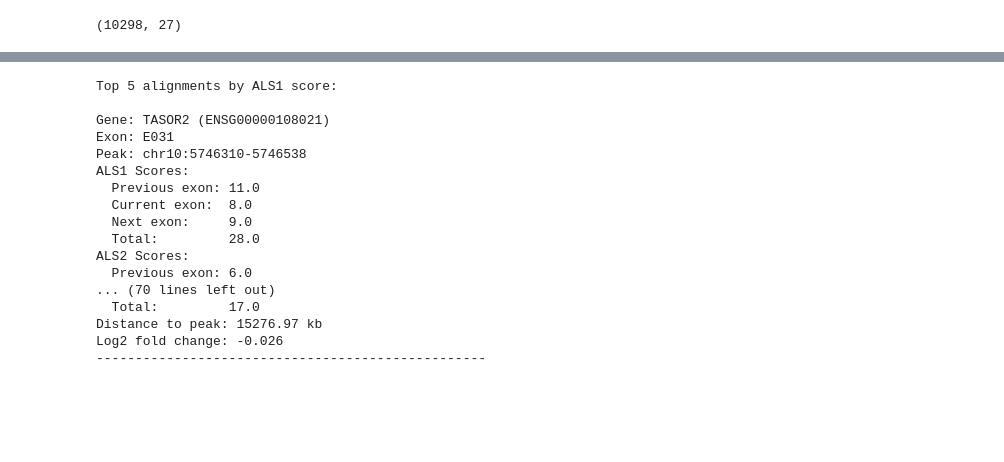
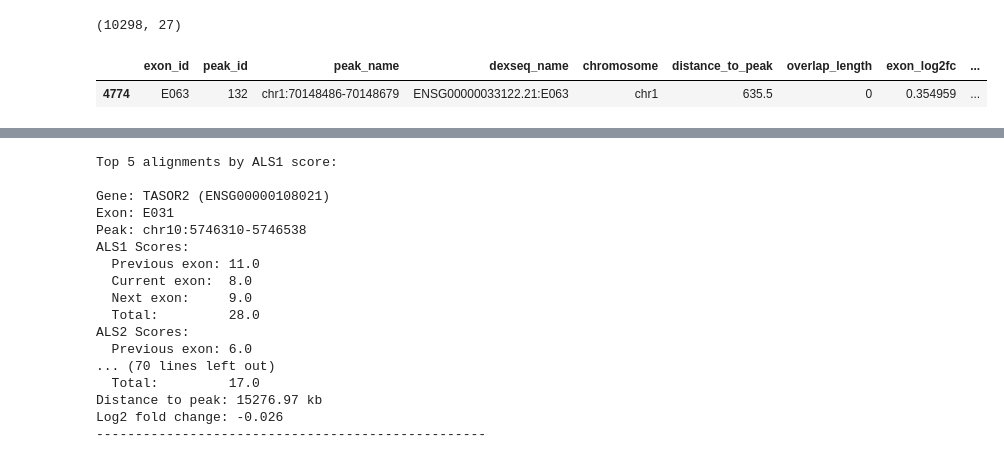
Before and after one commit to michal7kw/SRF_Snords, a Jupyter notebook: 6_overlap_peaks_DE_permisive.ipynb, the cells around one changed output, grey strips where cells are left out. Saved outputs shown, nothing was run; the diff lists cells and outputs as text; code cells hidden in the pictures; blank space fills up the shorter version.

```diff
--- a/6_overlap_peaks_DE_permisive.ipynb
+++ b/6_overlap_peaks_DE_permisive.ipynb
@@ -341,3 +341,11 @@ enriched_overlaps_df3.shape
 (10298, 27)
 # %%
 enriched_overlaps_df3.to_excel('enriched_overlaps_df3_with_sum_scores.xlsx', index=False)
+# %%
+enriched_overlaps_df3 = pd.read_excel('enriched_overlaps_df3_with_sum_scores.xlsx')
+# %%
+pd.set_option('display.max_columns', None)
+enriched_overlaps_df3[(enriched_overlaps_df3.gene_name == 'LRRC7') & (enriched_overlaps_df3.exon_id == 'E063')]
+# %% [output]
+|  | exon_id | peak_id | peak_name | dexseq_name | chromosome | distance_to_peak | overlap_length | exon_log2fc | ... |
+| 4774 | E063 | 132 | chr1:70148486-70148679 | ENSG00000033122.21:E063 | chr1 | 635.5 | 0 | 0.354959 | ... |
```
Also changed, not shown: parts of 4 cells of this notebook.
